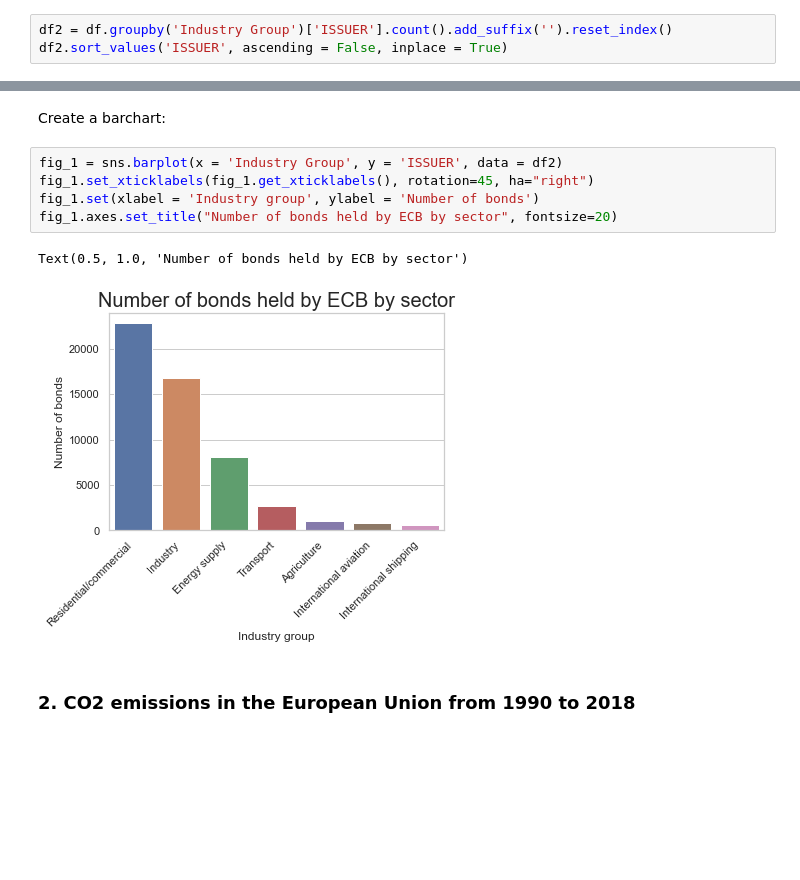
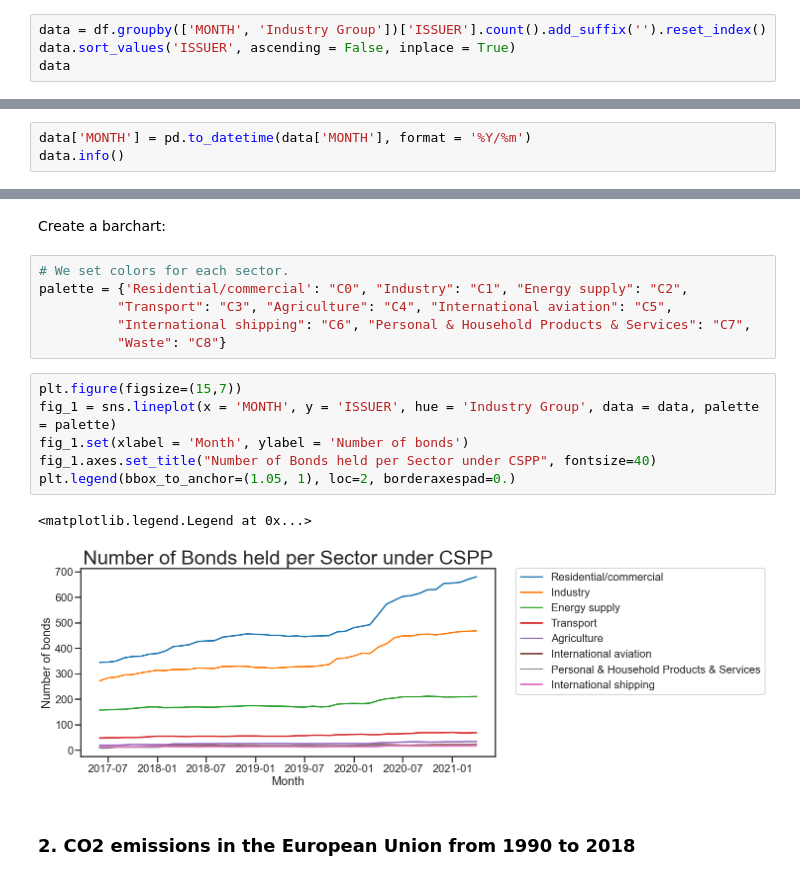
Before and after one commit to NinaMorgenstern/ECB-Bond-Purchases, a Jupyter notebook: figures.ipynb, the cells around one changed output, grey strips where cells are left out. Saved outputs shown, nothing was run; the diff lists cells and outputs as text; blank space fills up the shorter version.

```diff
--- a/figures.ipynb
+++ b/figures.ipynb
@@ -82,5 +83,6 @@ df["Industry Group"].replace(aggregation, inplace=True)
 # %% [markdown]
 Create new dataframe that contains the total number of bonds held by the ECB by sector:
 # %%
-df2 = df.groupby('Industry Group')['ISSUER'].count().add_suffix('').reset_index()
-df2.sort_values('ISSUER', ascending = False, inplace = True)
+data = df.groupby(['MONTH', 'Industry Group'])['ISSUER'].count().add_suffix('').reset_index()
+data.sort_values('ISSUER', ascending = False, inplace = True)
+data
@@ -86,0 +105,3 @@ df2.sort_values('ISSUER', ascending = False, inplace = True)
+# %%
+data['MONTH'] = pd.to_datetime(data['MONTH'], format = '%Y/%m')
+data.info()
@@ -87,13 +119,20 @@ df2.sort_values('ISSUER', ascending = False, inplace = True)
 # %% [markdown]
 Create a barchart:
-# %%
-fig_1 = sns.barplot(x = 'Industry Group', y = 'ISSUER', data = df2)
-fig_1.set_xticklabels(fig_1.get_xticklabels(), rotation=45, ha="right")
-fig_1.set(xlabel = 'Industry group', ylabel = 'Number of bonds')
-fig_1.axes.set_title("Number of bonds held by ECB by sector", fontsize=20)
-# %% [output]
-Text(0.5, 1.0, 'Number of bonds held by ECB by sector')
-[figure, removed]
+# %%
+# We set colors for each sector.
+palette = {'Residential/commercial': "C0", "Industry": "C1", "Energy supply": "C2",
+          "Transport": "C3", "Agriculture": "C4", "International aviation": "C5",
+          "International shipping": "C6", "Personal & Household Products & Services": "C7",
+          "Waste": "C8"}
+# %%
+plt.figure(figsize=(15,7))
+fig_1 = sns.lineplot(x = 'MONTH', y = 'ISSUER', hue = 'Industry Group', data = data, palette = palette)
+fig_1.set(xlabel = 'Month', ylabel = 'Number of bonds')
+fig_1.axes.set_title("Number of Bonds held per Sector under CSPP", fontsize=40)
+plt.legend(bbox_to_anchor=(1.05, 1), loc=2, borderaxespad=0.)
+# %% [output]
+<matplotlib.legend.Legend at 0x...>
+[figure, added]
 # %% [markdown]
 ### 2. CO2 emissions in the European Union from 1990 to 2018
 # %% [markdown]
```
Also changed, not shown: parts of 8 cells of this notebook.
